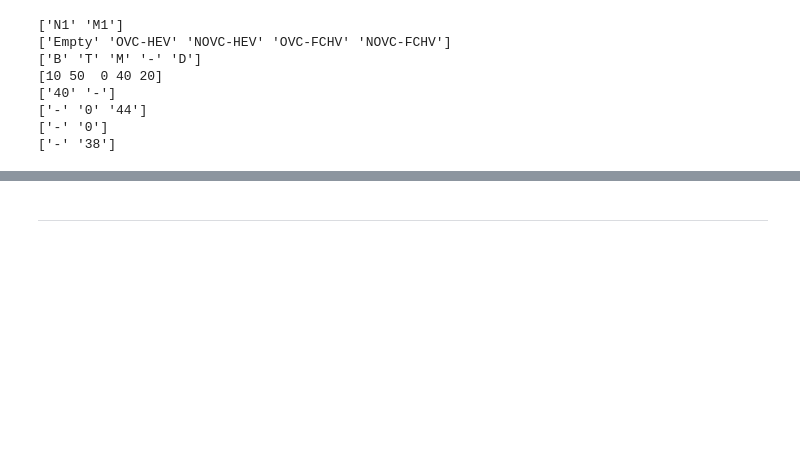
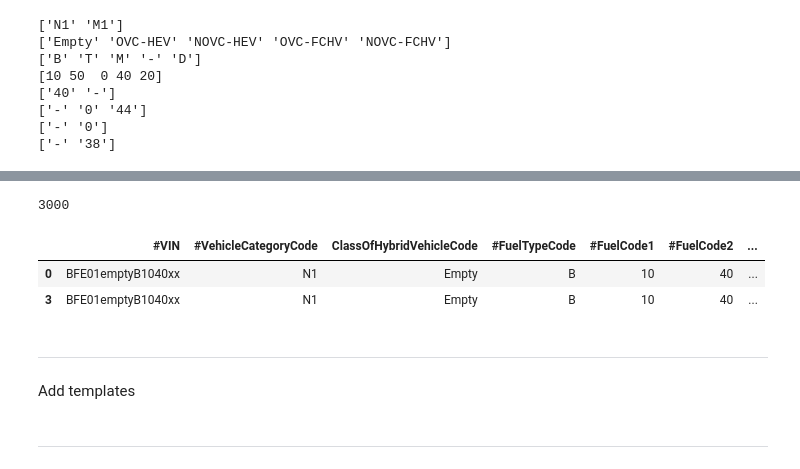
Before and after one commit to aresssera/generate_test_files_CO2_emission, a Jupyter notebook: createCombinations.ipynb, the cells around one changed output, grey strips where cells are left out. Saved outputs shown, nothing was run; the diff lists cells and outputs as text; code cells hidden in the pictures; blank space fills up the shorter version.

```diff
--- a/createCombinations.ipynb
+++ b/createCombinations.ipynb
@@ -57,0 +109,13 @@ for a in allLists[0]:
+# %%
+tmp = newDF[newDF['ClassOfHybridVehicleCode'] == 'Empty'].copy()
+
+toDrop = []
+
+for index, row in tmp.iterrows():
+
+  fuelCode2 = row['#FuelCode2']
+  fuelCode3 = row['#FuelCode3']
+
+  if fuelCode3 == 0 or fuelCode3 == '-':
+    toDrop.append(index)
+    continue
@@ -57,0 +126,2 @@ for a in allLists[0]:
+# %%
+newDF.drop(toDrop, inplace=True)
@@ -57,0 +130,11 @@ for a in allLists[0]:
+# %%
+toDrop = []
+
+for index, row in newDF.iterrows():
+
+  fuelCode4 = row['FuelCode4']
+  fuelCode3 = row['#FuelCode3']
+
+  if fuelCode3 == 0 and fuelCode4 == 0:
+    toDrop.append(index)
+    continue
@@ -57,0 +145,2 @@ for a in allLists[0]:
+# %%
+newDF.drop(toDrop, inplace=True)
@@ -117,3 +235,17 @@ newDF['#VIN'] = newDF.apply(lambda row: createVIN(row), axis=1)
+# %%
+len(newDF['#VIN'].unique())
+# %% [output]
+3000
+# %%
+newDF[newDF['#VIN'] == 'BFE01emptyB1040xx']
+# %% [output]
+|  | #VIN | #VehicleCategoryCode | ClassOfHybridVehicleCode | #FuelTypeCode | #FuelCode1 | #FuelCode2 | ... |
+| 0 | BFE01emptyB1040xx | N1 | Empty | B | 10 | 40 | ... |
+| 3 | BFE01emptyB1040xx | N1 | Empty | B | 10 | 40 | ... |
+# %% [markdown]
+---------------------------------------------------------------------------
+# %% [markdown]
+Add templates
 # %%
 OVCtemplates = {'NOVC-HEV':  ['templates/Temp_NOVC_Monofuel.xml',
                               'templates/Temp_NOVC_Bifuel.xml',
```
Also changed, not shown: parts of 25 cells of this notebook.
